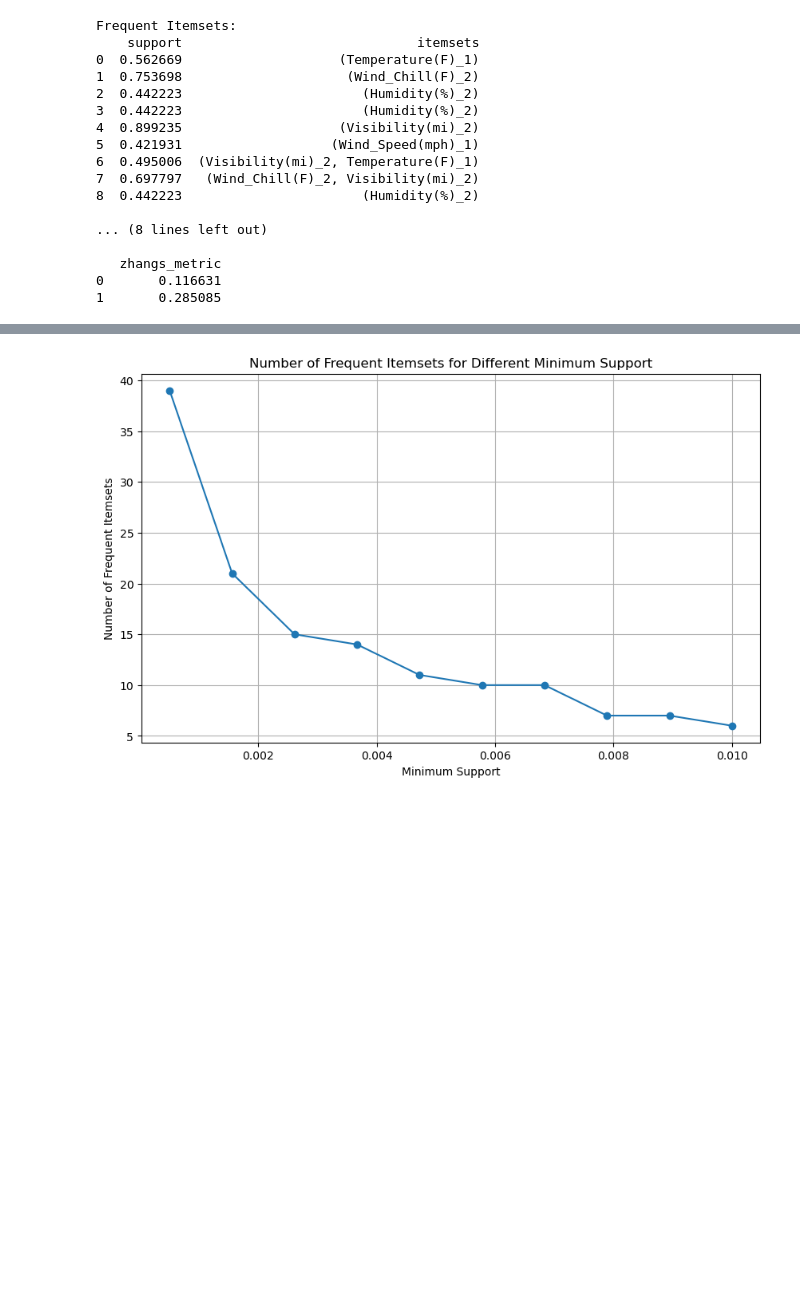
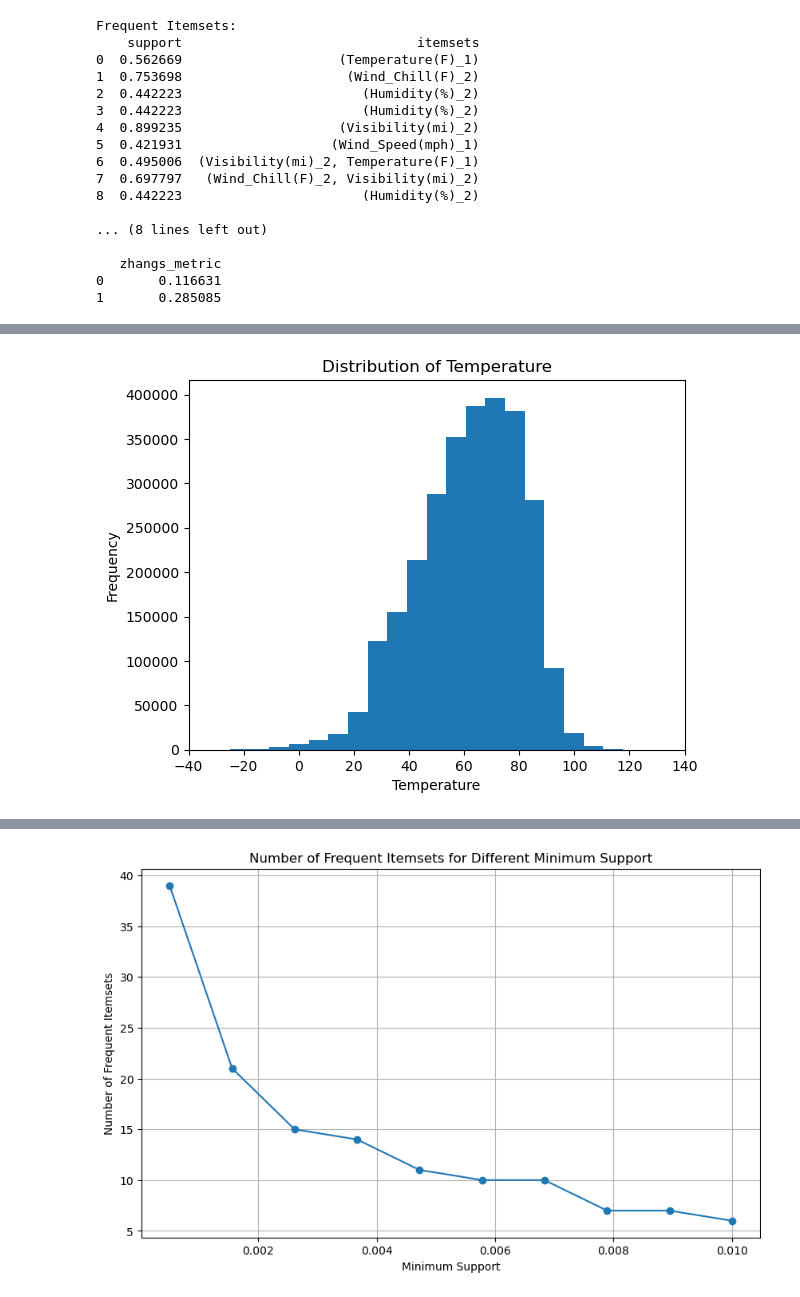
Before and after one commit to AbolfazlAAnsari/Transportaion-Pipline, a Jupyter notebook: Apriori Algorithm.ipynb, the cells around one changed output, grey strips where cells are left out. Saved outputs shown, nothing was run; the diff lists cells and outputs as text; code cells hidden in the pictures; blank space fills up the shorter version.

```diff
--- a/Apriori Algorithm.ipynb
+++ b/Apriori Algorithm.ipynb
@@ -667,0 +672,16 @@ df
+# %%
+# Analys best cuts for features
+# Temperature(F)
+
+temperature_data = df['Temperature(F)']
+
+# Plot distribution
+plt.hist(temperature_data, bins=40)
+plt.xlabel('Temperature')
+plt.ylabel('Frequency')
+plt.xlim(-40,140)
+plt.title('Distribution of Temperature')
+plt.savefig('Distribution of Temperature')
+# 50, 90
+# %% [output]
+[figure, added]
```
Also changed, not shown: parts of 24 cells of this notebook, 9 other files.
